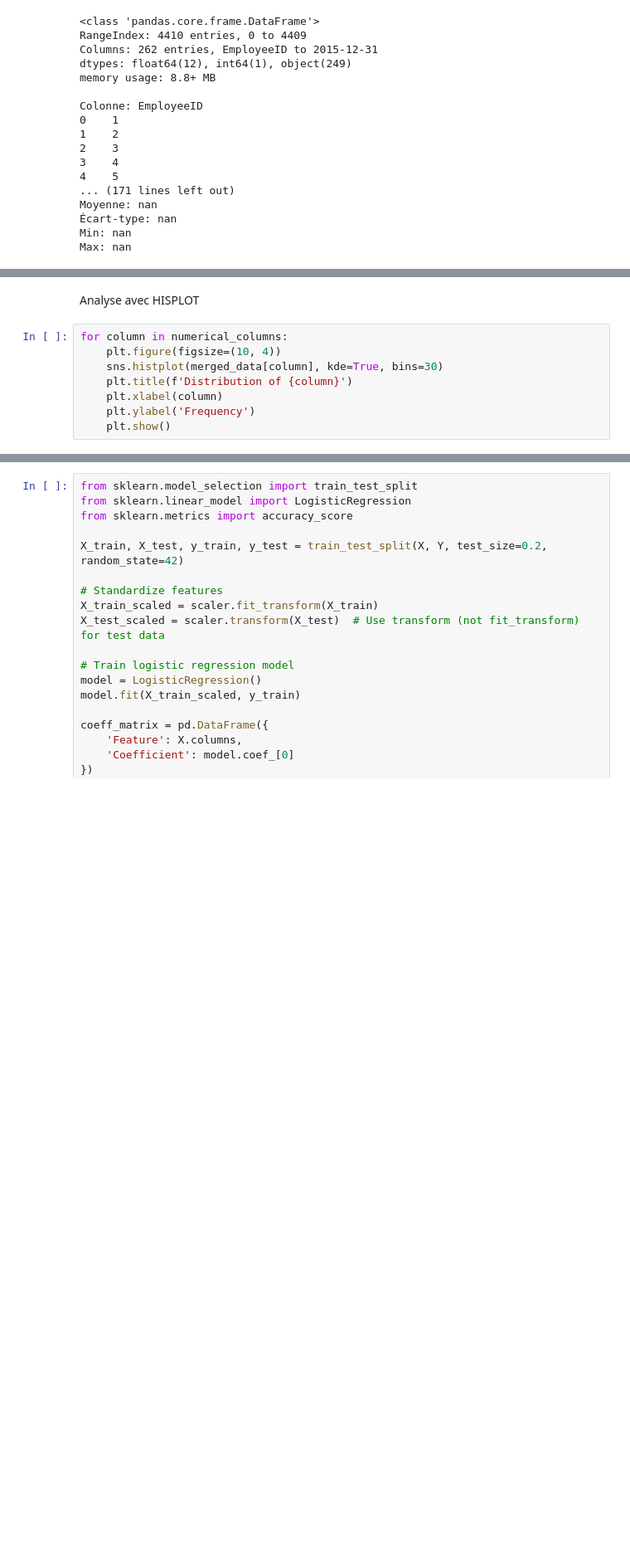
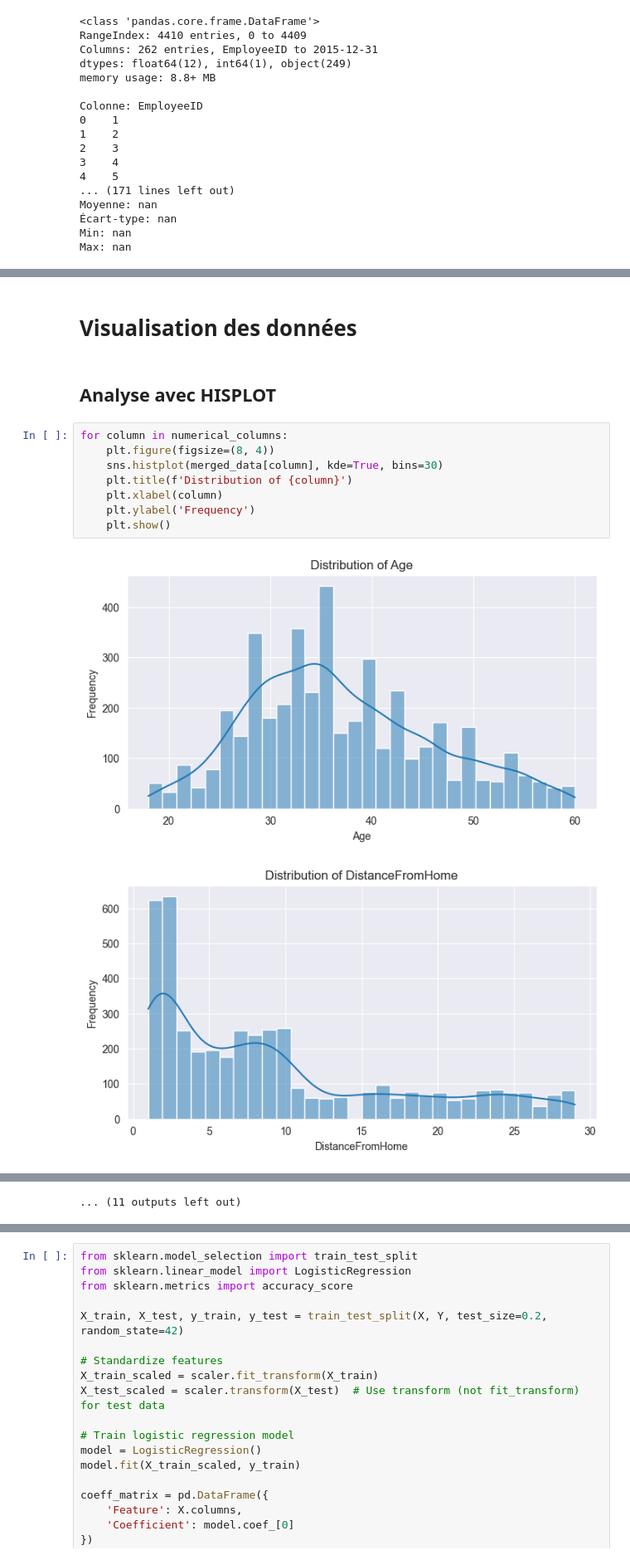
Before and after one commit to Rom168/Projet_AI_A5, a Jupyter notebook: data_treatment.ipynb, the cells around one changed output, grey strips where cells are left out. Shown at 83% size. Cells and saved outputs as stored; diff of their text form; blank space fills up the shorter version.

```diff
--- a/data_treatment.ipynb
+++ b/data_treatment.ipynb
@@ -178,10 +329,15 @@ merged_data[numerical_columns] = merged_data[numerical_columns].fillna(merged_da
+# %% [markdown]
+# Visualisation des données
 # %% [markdown]
-Analyse avec HISPLOT
+## Analyse avec HISPLOT
 # %%
 for column in numerical_columns:
-    plt.figure(figsize=(10, 4))
+    plt.figure(figsize=(8, 4))
     sns.histplot(merged_data[column], kde=True, bins=30)
     plt.title(f'Distribution of {column}')
     plt.xlabel(column)
     plt.ylabel('Frequency')
     plt.show()
+# %% [output]
+[figure, added]
+[figure, added]
@@ -188,3 +354,4 @@ for column in numerical_columns:
+... (11 outputs left out)
 # %%
 null_value = merged_data.isnull().sum()
 
```
Also changed, not shown: parts of 29 cells of this notebook.
